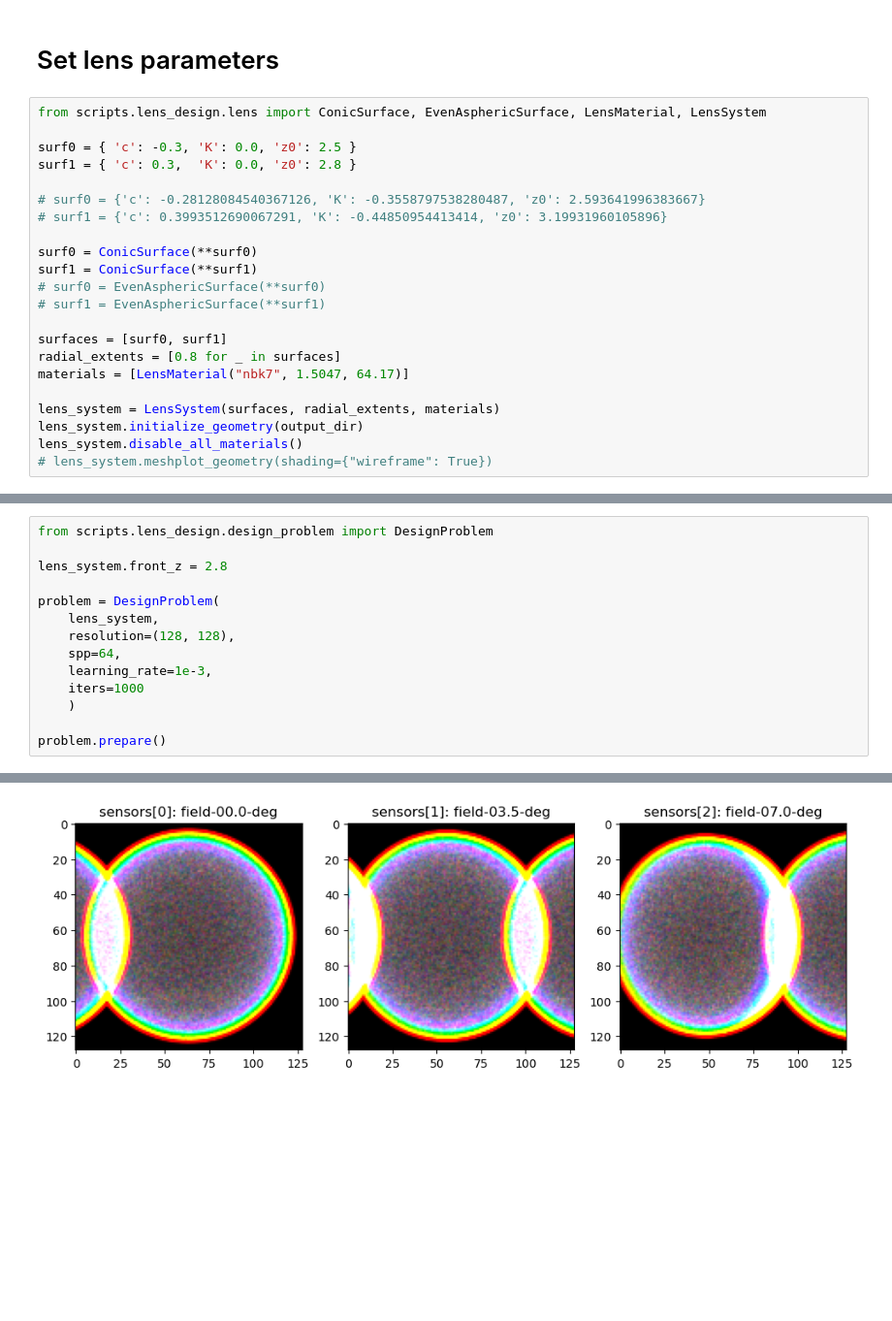
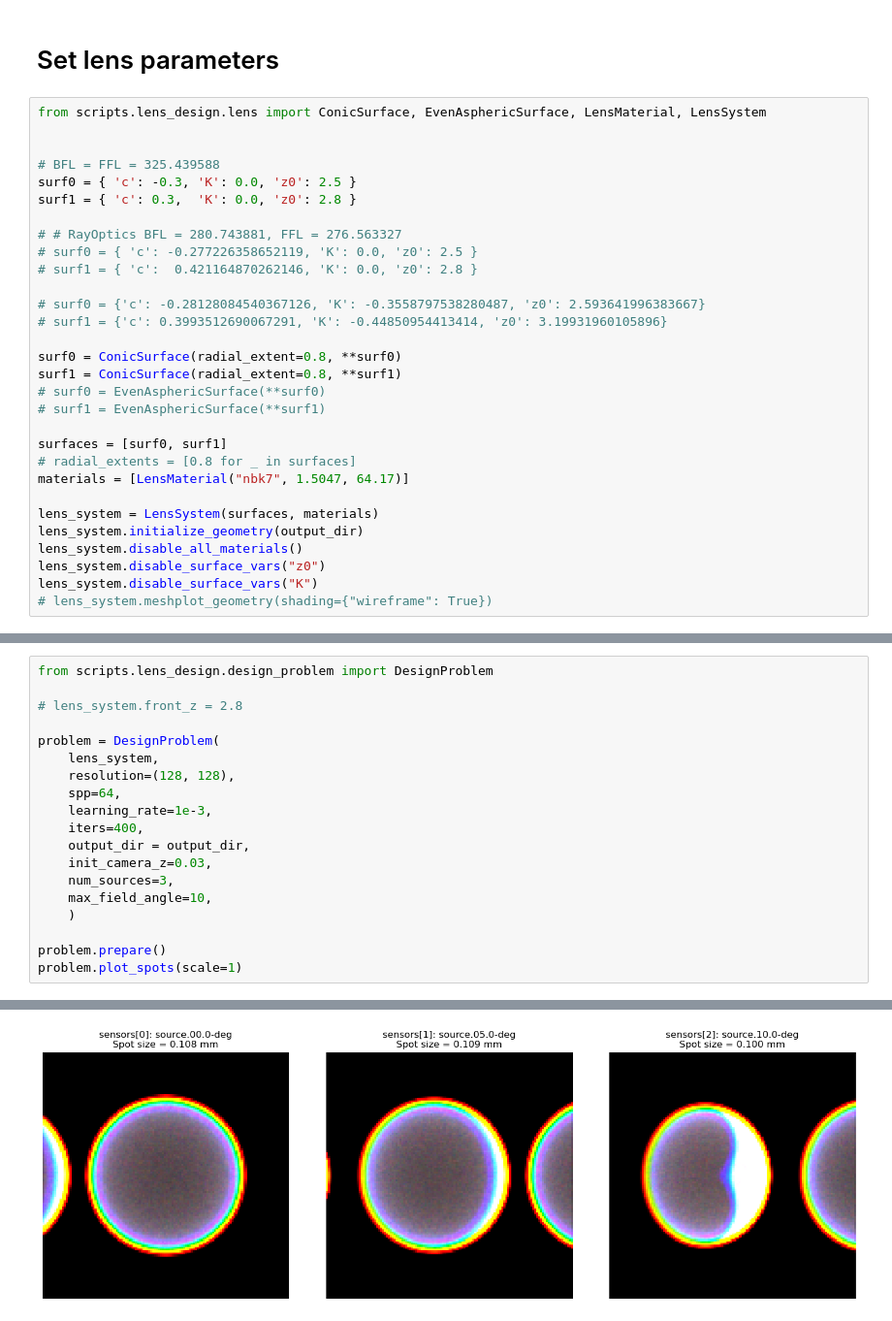
Before and after one commit to gitmon/mitsuba3-camera, a Jupyter notebook: notebooks/design-problem-multi-spot.ipynb, the cells around one changed output, grey strips where cells are left out. Shown at 97% size. Drawn from its saved outputs; the diff is of its cells as text; blank space fills up the shorter version.

```diff
--- a/notebooks/design-problem-multi-spot.ipynb
+++ b/notebooks/design-problem-multi-spot.ipynb
@@ -32,23 +29,31 @@ print('[i] Results will be saved to:', output_dir)
 # %%
 from scripts.lens_design.lens import ConicSurface, EvenAsphericSurface, LensMaterial, LensSystem
 
+
+# BFL = FFL = 325.439588
 surf0 = { 'c': -0.3, 'K': 0.0, 'z0': 2.5 }
 surf1 = { 'c': 0.3,  'K': 0.0, 'z0': 2.8 }
+
+# # RayOptics BFL = 280.743881, FFL = 276.563327
+# surf0 = { 'c': -0.277226358652119, 'K': 0.0, 'z0': 2.5 }
+# surf1 = { 'c':  0.421164870262146, 'K': 0.0, 'z0': 2.8 }
 
 # surf0 = {'c': -0.28128084540367126, 'K': -0.3558797538280487, 'z0': 2.593641996383667}
 # surf1 = {'c': 0.3993512690067291, 'K': -0.44850954413414, 'z0': 3.19931960105896}
 
-surf0 = ConicSurface(**surf0)
-surf1 = ConicSurface(**surf1)
+surf0 = ConicSurface(radial_extent=0.8, **surf0)
+surf1 = ConicSurface(radial_extent=0.8, **surf1)
 # surf0 = EvenAsphericSurface(**surf0)
 # surf1 = EvenAsphericSurface(**surf1)
 
 surfaces = [surf0, surf1]
-radial_extents = [0.8 for _ in surfaces]
+# radial_extents = [0.8 for _ in surfaces]
 materials = [LensMaterial("nbk7", 1.5047, 64.17)]
 
-lens_system = LensSystem(surfaces, radial_extents, materials)
+lens_system = LensSystem(surfaces, materials)
 lens_system.initialize_geometry(output_dir)
 lens_system.disable_all_materials()
+lens_system.disable_surface_vars("z0")
+lens_system.disable_surface_vars("K")
 # lens_system.meshplot_geometry(shading={"wireframe": True})
 # %% [output]
@@ -61,15 +73,20 @@ V_ lies on sphere: True
 # %%
 from scripts.lens_design.design_problem import DesignProblem
 
-lens_system.front_z = 2.8
+# lens_system.front_z = 2.8
 
 problem = DesignProblem(
     lens_system,
     resolution=(128, 128),
     spp=64,
     learning_rate=1e-3,
-    iters=1000
+    iters=400,
+    output_dir = output_dir,
+    init_camera_z=0.03,
+    num_sources=3,
+    max_field_angle=10,
     )
 
 problem.prepare()
+problem.plot_spots(scale=1)
 # %% [output]
@@ -80,4 +101,4 @@ problem.prepare()
 Clipping input data to the valid range for imshow with RGB data ([0..1] for floats or [0..255] for integers).
 Clipping input data to the valid range for imshow with RGB data ([0..1] for floats or [0..255] for integers).
 Clipping input data to the valid range for imshow with RGB data ([0..1] for floats or [0..255] for integers).
-[figure, old version]
+[figure, new version]
```
Also changed, not shown: parts of 13 cells of this notebook, 11 other files.
